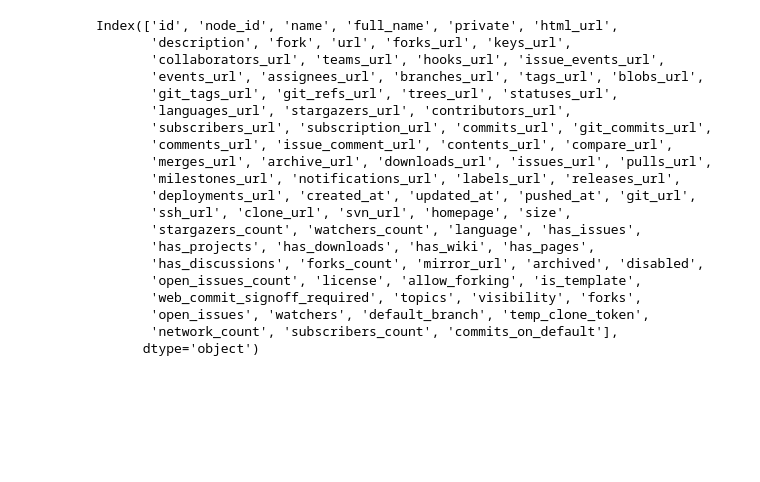
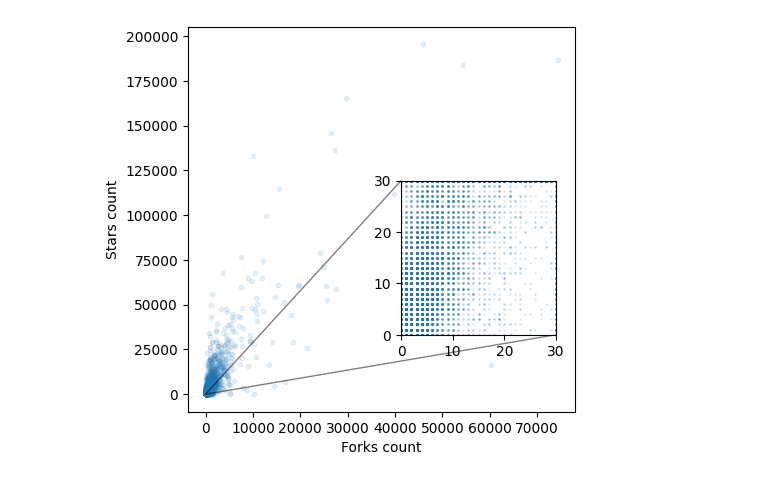
Before and after one commit to Indoc-Research/RS_repos_analysis, a Jupyter notebook: metrics_viz/forks.ipynb, the cells around one changed output. Saved outputs shown, nothing was run; the diff lists cells and outputs as text; code cells hidden in the pictures; blank space fills up the shorter version.

```diff
--- a/metrics_viz/forks.ipynb
+++ b/metrics_viz/forks.ipynb
@@ -39,24 +42,19 @@ ax.indicate_inset_zoom(axins, edgecolor="k")
 [figure]
-# %%
-metadata.columns
-# %% [output]
-Index(['id', 'node_id', 'name', 'full_name', 'private', 'html_url',
-       'description', 'fork', 'url', 'forks_url', 'keys_url',
-       'collaborators_url', 'teams_url', 'hooks_url', 'issue_events_url',
-       'events_url', 'assignees_url', 'branches_url', 'tags_url', 'blobs_url',
-       'git_tags_url', 'git_refs_url', 'trees_url', 'statuses_url',
-       'languages_url', 'stargazers_url', 'contributors_url',
-       'subscribers_url', 'subscription_url', 'commits_url', 'git_commits_url',
-       'comments_url', 'issue_comment_url', 'contents_url', 'compare_url',
-       'merges_url', 'archive_url', 'downloads_url', 'issues_url', 'pulls_url',
-       'milestones_url', 'notifications_url', 'labels_url', 'releases_url',
-       'deployments_url', 'created_at', 'updated_at', 'pushed_at', 'git_url',
-       'ssh_url', 'clone_url', 'svn_url', 'homepage', 'size',
-       'stargazers_count', 'watchers_count', 'language', 'has_issues',
-       'has_projects', 'has_downloads', 'has_wiki', 'has_pages',
-       'has_discussions', 'forks_count', 'mirror_url', 'archived', 'disabled',
-       'open_issues_count', 'license', 'allow_forking', 'is_template',
-       'web_commit_signoff_required', 'topics', 'visibility', 'forks',
-       'open_issues', 'watchers', 'default_branch', 'temp_clone_token',
-       'network_count', 'subscribers_count', 'commits_on_default'],
-      dtype='object')
+# %%
+forks_ = np.where(forks>30, 30, forks)
+stars_ = np.where(stars>30, 30, stars)
+
+fig, ax = plt.subplots(figsize=(5,5))
+ax.scatter(forks,stars, alpha=0.1, s=10)
+ax.set_xlabel("Forks count")
+ax.set_ylabel("Stars count")
+
+x1, x2, y1, y2 = 0, 30, 0, 30 # subregion of the original image
+axins = ax.inset_axes([0.55, 0.20, 0.4, 0.4],
+    xlim=(x1, x2), ylim=(y1, y2))
+
+axins.scatter(forks_,stars_, alpha=0.1, s=1)
+ax.indicate_inset_zoom(axins, edgecolor="k")
+plt.savefig("../figures/forks_stars.png", transparent=True)
+# %% [output]
+[figure, added]
```
Also changed, not shown: parts of 3 cells of this notebook, 22 other files.
